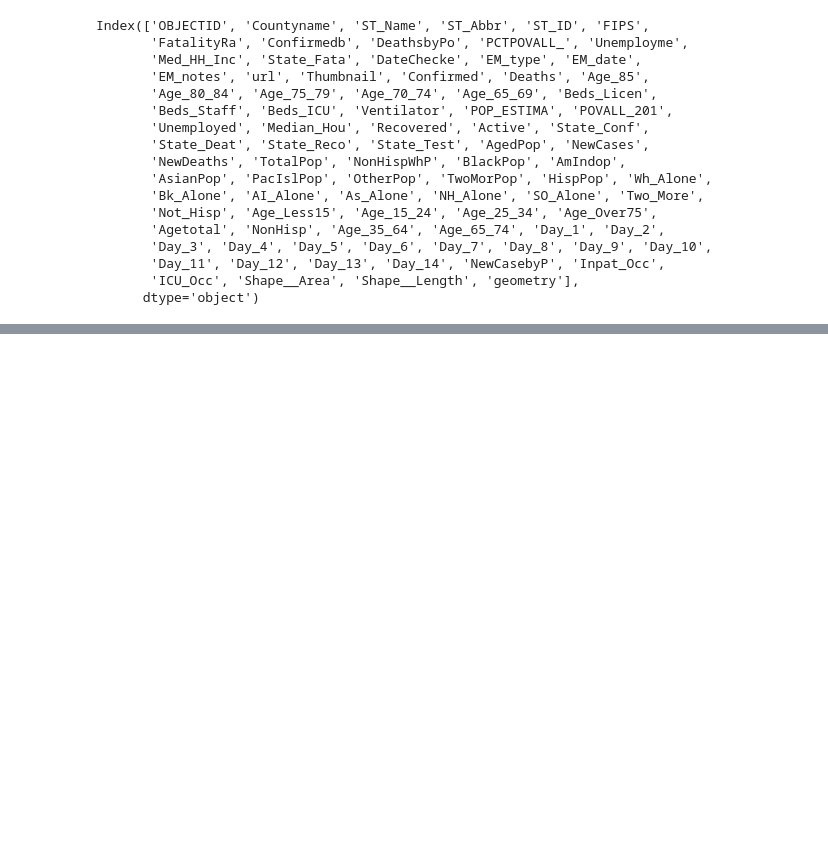
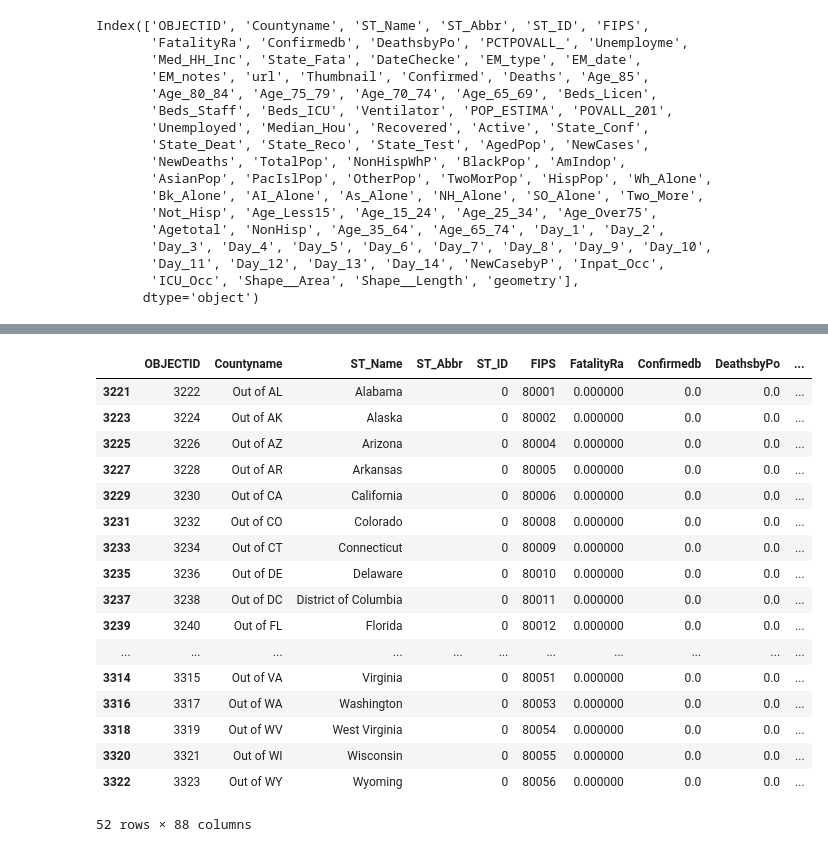
Before and after one commit to datascisteven/The-Masked-Politic, a Jupyter notebook: Phase_3_Project.ipynb, the cells around one changed output, grey strips where cells are left out. Cells and saved outputs as stored; diff of their text form; code cells hidden in the pictures; blank space fills up the shorter version.

```diff
--- a/Phase_3_Project.ipynb
+++ b/Phase_3_Project.ipynb
@@ -476,0 +230,21 @@ Index(['OBJECTID', 'Countyname', 'ST_Name', 'ST_Abbr', 'ST_ID', 'FIPS',
+# %%
+data[data.Countyname.str.contains("Out of")]
+# %% [output]
+|  | OBJECTID | Countyname | ST_Name | ST_Abbr | ST_ID | FIPS | FatalityRa | Confirmedb | DeathsbyPo | ... |
+| 3221 | 3222 | Out of AL | Alabama |  | 0 | 80001 | 0.000000 | 0.0 | 0.0 | ... |
+| 3223 | 3224 | Out of AK | Alaska |  | 0 | 80002 | 0.000000 | 0.0 | 0.0 | ... |
+| 3225 | 3226 | Out of AZ | Arizona |  | 0 | 80004 | 0.000000 | 0.0 | 0.0 | ... |
+| 3227 | 3228 | Out of AR | Arkansas |  | 0 | 80005 | 0.000000 | 0.0 | 0.0 | ... |
+| 3229 | 3230 | Out of CA | California |  | 0 | 80006 | 0.000000 | 0.0 | 0.0 | ... |
+| 3231 | 3232 | Out of CO | Colorado |  | 0 | 80008 | 0.000000 | 0.0 | 0.0 | ... |
+| 3233 | 3234 | Out of CT | Connecticut |  | 0 | 80009 | 0.000000 | 0.0 | 0.0 | ... |
+| 3235 | 3236 | Out of DE | Delaware |  | 0 | 80010 | 0.000000 | 0.0 | 0.0 | ... |
+| 3237 | 3238 | Out of DC | District of Columbia |  | 0 | 80011 | 0.000000 | 0.0 | 0.0 | ... |
+| 3239 | 3240 | Out of FL | Florida |  | 0 | 80012 | 0.000000 | 0.0 | 0.0 | ... |
+| ... | ... | ... | ... | ... | ... | ... | ... | ... | ... | ... |
+| 3314 | 3315 | Out of VA | Virginia |  | 0 | 80051 | 0.000000 | 0.0 | 0.0 | ... |
+| 3316 | 3317 | Out of WA | Washington |  | 0 | 80053 | 0.000000 | 0.0 | 0.0 | ... |
+| 3318 | 3319 | Out of WV | West Virginia |  | 0 | 80054 | 0.000000 | 0.0 | 0.0 | ... |
+| 3320 | 3321 | Out of WI | Wisconsin |  | 0 | 80055 | 0.000000 | 0.0 | 0.0 | ... |
+| 3322 | 3323 | Out of WY | Wyoming |  | 0 | 80056 | 0.000000 | 0.0 | 0.0 | ... |
+52 rows × 88 columns
```
Also changed, not shown: parts of 29 cells of this notebook, 7 other files.
